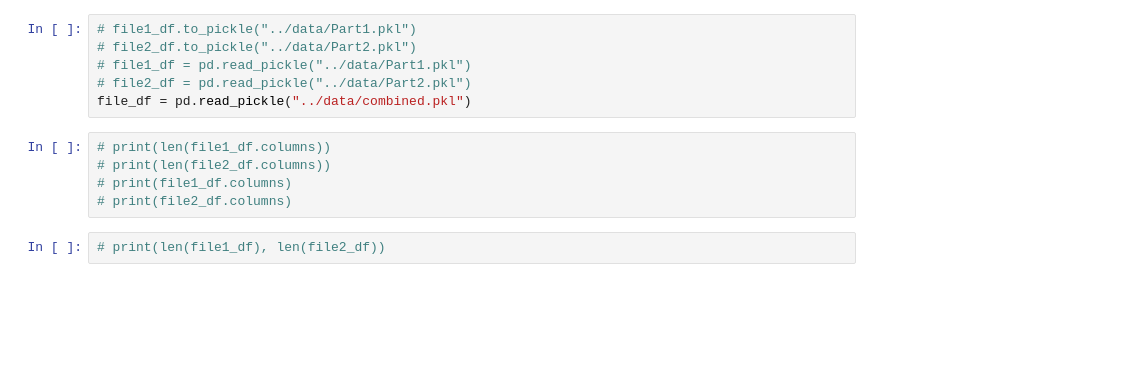
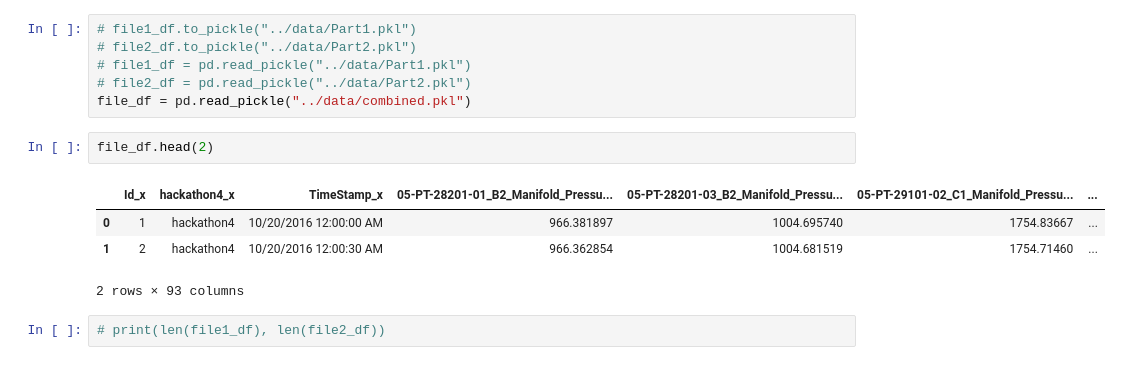
Before and after one commit to HoustonJ2013/unu_bhp_2018, a Jupyter notebook: jl/EDA_upset.ipynb, the cells around one changed output. Saved outputs shown, nothing was run; the diff lists cells and outputs as text; blank space fills up the shorter version.

```diff
--- a/jl/EDA_upset.ipynb
+++ b/jl/EDA_upset.ipynb
@@ -27,11 +27,13 @@ plt.rc('font', **font)
 # file1_df = pd.read_pickle("../data/Part1.pkl")
 # file2_df = pd.read_pickle("../data/Part2.pkl")
 file_df = pd.read_pickle("../data/combined.pkl")
-# %%
-# print(len(file1_df.columns))
-# print(len(file2_df.columns))
-# print(file1_df.columns)
-# print(file2_df.columns)
+# %%
+file_df.head(2)
+# %% [output]
+|  | Id_x | hackathon4_x | TimeStamp_x | 05-PT-28201-01_B2_Manifold_Pressu... | 05-PT-28201-03_B2_Manifold_Pressu... | 05-PT-29101-02_C1_Manifold_Pressu... | ... |
+| 0 | 1 | hackathon4 | 10/20/2016 12:00:00 AM | 966.381897 | 1004.695740 | 1754.83667 | ... |
+| 1 | 2 | hackathon4 | 10/20/2016 12:00:30 AM | 966.362854 | 1004.681519 | 1754.71460 | ... |
+2 rows × 93 columns
 # %%
 # print(len(file1_df), len(file2_df))
 # %%
```
Also changed, not shown: 6 other files.
